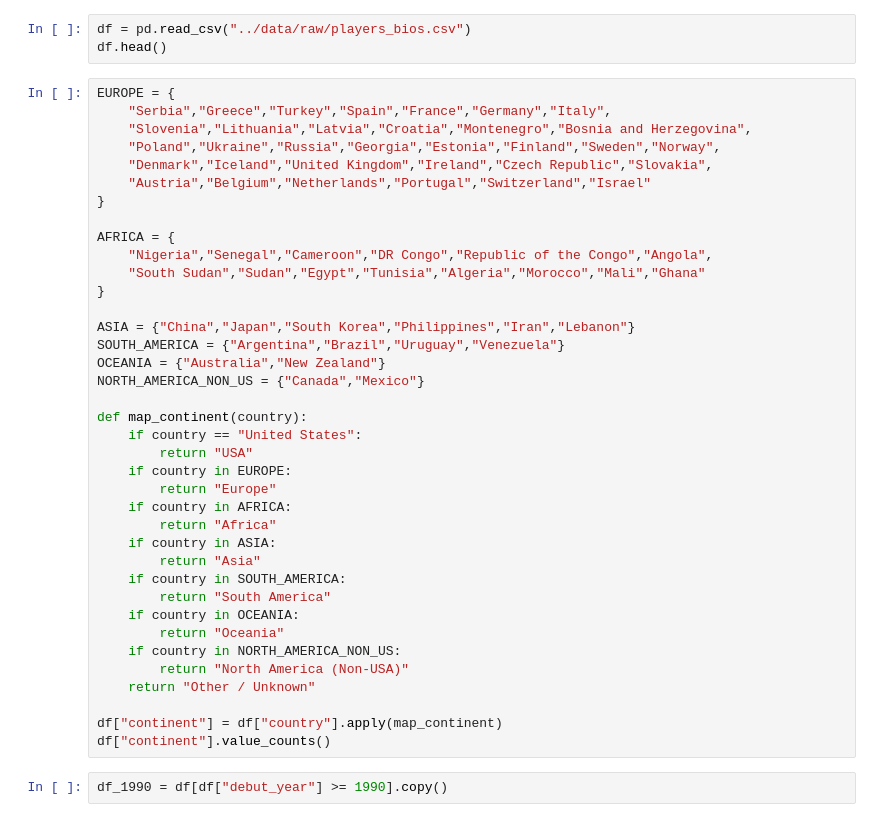
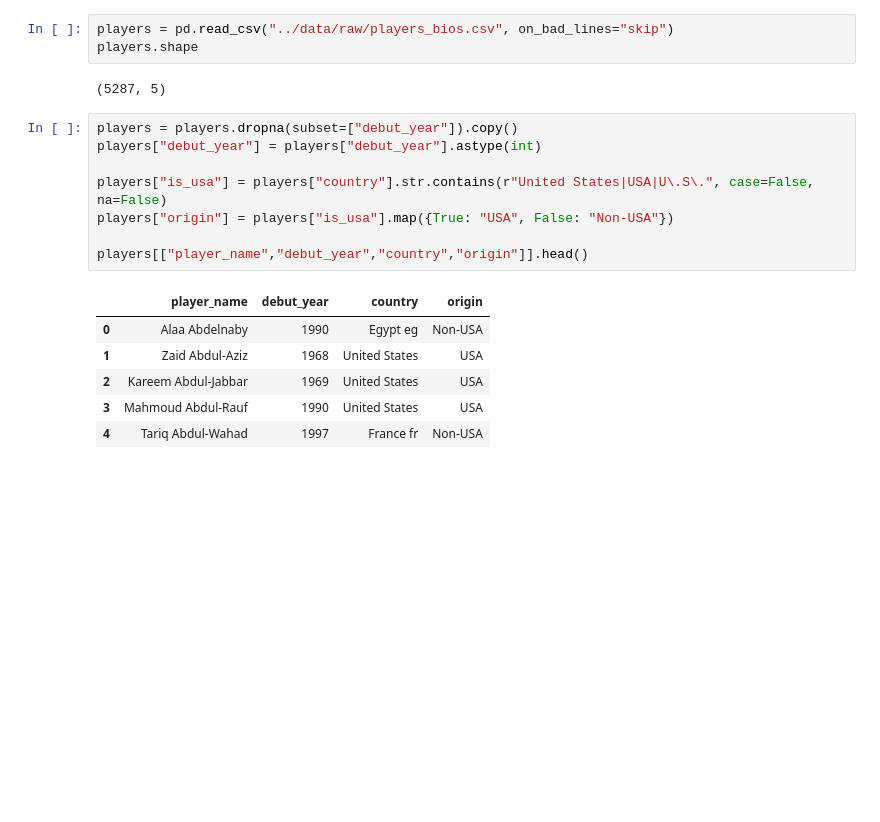
Before and after one commit to hkngdkl/nba-globalization, a Jupyter notebook: notebooks/01_nba_globalization_story.ipynb, the cells around one changed output. Saved outputs shown, nothing was run; the diff lists cells and outputs as text; blank space fills up the shorter version.

```diff
--- a/notebooks/01_nba_globalization_story.ipynb
+++ b/notebooks/01_nba_globalization_story.ipynb
@@ -10,43 +5,20 @@ ModuleNotFoundError: No module named 'pandas'
 # %%
-df = pd.read_csv("../data/raw/players_bios.csv")
-df.head()
+players = pd.read_csv("../data/raw/players_bios.csv", on_bad_lines="skip")
+players.shape
+# %% [output]
+(5287, 5)
-# %%
-EUROPE = {
-    "Serbia","Greece","Turkey","Spain","France","Germany","Italy",
-    "Slovenia","Lithuania","Latvia","Croatia","Montenegro","Bosnia and Herzegovina",
-    "Poland","Ukraine","Russia","Georgia","Estonia","Finland","Sweden","Norway",
-    "Denmark","Iceland","United Kingdom","Ireland","Czech Republic","Slovakia",
-    "Austria","Belgium","Netherlands","Portugal","Switzerland","Israel"
-}
-
-AFRICA = {
-    "Nigeria","Senegal","Cameroon","DR Congo","Republic of the Congo","Angola",
-    "South Sudan","Sudan","Egypt","Tunisia","Algeria","Morocco","Mali","Ghana"
-}
-
-ASIA = {"China","Japan","South Korea","Philippines","Iran","Lebanon"}
-SOUTH_AMERICA = {"Argentina","Brazil","Uruguay","Venezuela"}
-OCEANIA = {"Australia","New Zealand"}
-NORTH_AMERICA_NON_US = {"Canada","Mexico"}
-
-def map_continent(country):
-    if country == "United States":
-        return "USA"
-    if country in EUROPE:
-        return "Europe"
-    if country in AFRICA:
-        return "Africa"
-    if country in ASIA:
-        return "Asia"
-    if country in SOUTH_AMERICA:
-        return "South America"
-    if country in OCEANIA:
-        return "Oceania"
-    if country in NORTH_AMERICA_NON_US:
-        return "North America (Non-USA)"
-    return "Other / Unknown"
-
-df["continent"] = df["country"].apply(map_continent)
-df["continent"].value_counts()
-# %%
-df_1990 = df[df["debut_year"] >= 1990].copy()
+# %%
+players = players.dropna(subset=["debut_year"]).copy()
+players["debut_year"] = players["debut_year"].astype(int)
+
+players["is_usa"] = players["country"].str.contains(r"United States|USA|U\.S\.", case=False, na=False)
+players["origin"] = players["is_usa"].map({True: "USA", False: "Non-USA"})
+
+players[["player_name","debut_year","country","origin"]].head()
+# %% [output]
+|  | player_name | debut_year | country | origin |
+| 0 | Alaa Abdelnaby | 1990 | Egypt eg | Non-USA |
+| 1 | Zaid Abdul-Aziz | 1968 | United States | USA |
+| 2 | Kareem Abdul-Jabbar | 1969 | United States | USA |
+| 3 | Mahmoud Abdul-Rauf | 1990 | United States | USA |
+| 4 | Tariq Abdul-Wahad | 1997 | France fr | Non-USA |
```
Also changed, not shown: parts of 7 cells of this notebook.
